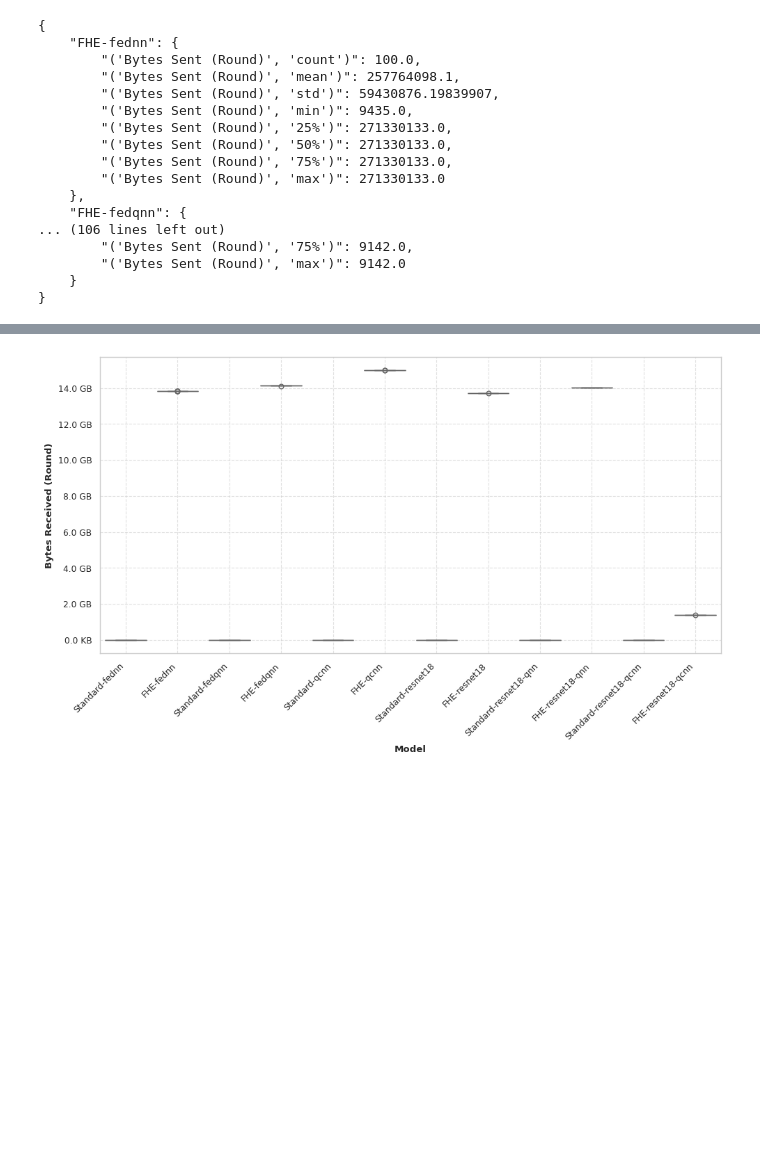
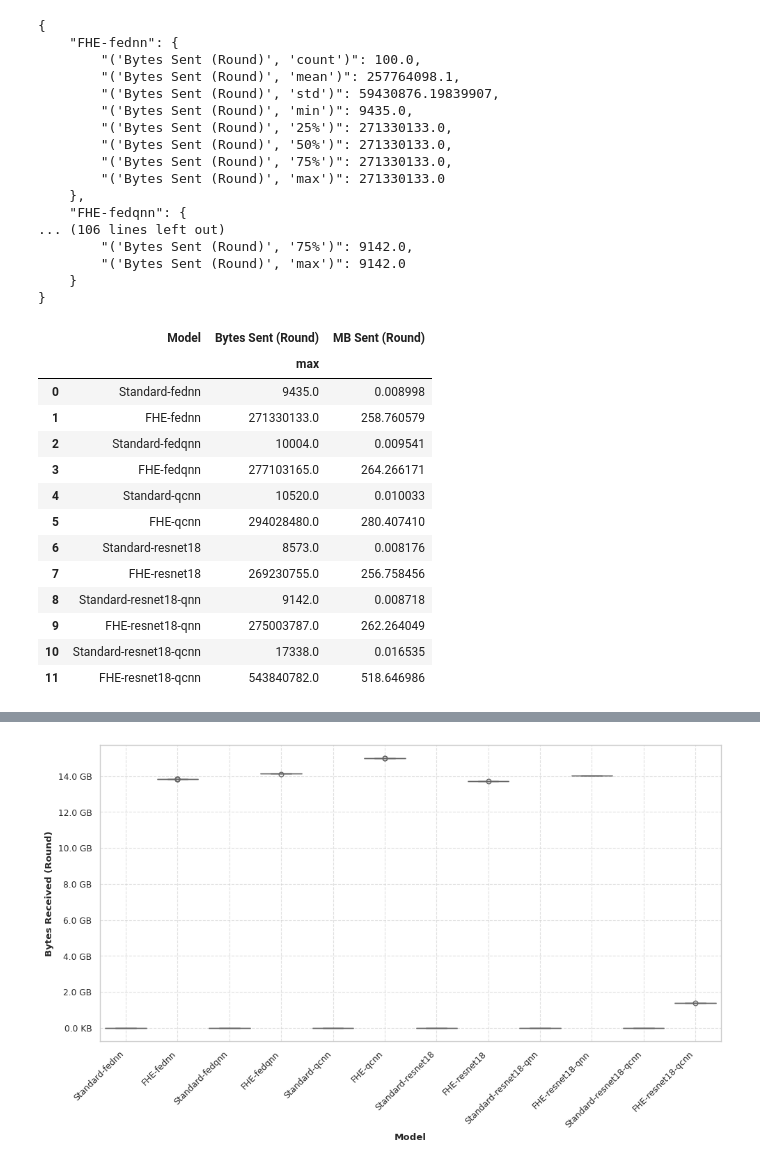
Before and after one commit to batcapricorn/encrypted-qfl, a Jupyter notebook: analysis/wandb.ipynb, the cells around one changed output, grey strips where cells are left out. Drawn from its saved outputs; the diff is of its cells as text; code cells hidden in the pictures; blank space fills up the shorter version.

```diff
--- a/analysis/wandb.ipynb
+++ b/analysis/wandb.ipynb
@@ -931,3 +931,24 @@ print(dumps(parsed, indent=4))
         "('Bytes Sent (Round)', 'max')": 9142.0
     }
 }
+# %%
+stats = df.groupby("Model").describe()[("Bytes Sent (Round)", "max")].reset_index()
+stats["MB Sent (Round)"] = stats["Bytes Sent (Round)"] / (1024**2)
+stats["Model"] = pd.Categorical(stats["Model"], categories=KEY_ORDER, ordered=True)
+stats = stats.sort_values("Model").reset_index(drop=True)
+stats
+# %% [output]
+|  | Model | Bytes Sent (Round) | MB Sent (Round) |
+|  |  | max |  |
+| 0 | Standard-fednn | 9435.0 | 0.008998 |
+| 1 | FHE-fednn | 271330133.0 | 258.760579 |
+| 2 | Standard-fedqnn | 10004.0 | 0.009541 |
+| 3 | FHE-fedqnn | 277103165.0 | 264.266171 |
+| 4 | Standard-qcnn | 10520.0 | 0.010033 |
+| 5 | FHE-qcnn | 294028480.0 | 280.407410 |
+| 6 | Standard-resnet18 | 8573.0 | 0.008176 |
+| 7 | FHE-resnet18 | 269230755.0 | 256.758456 |
+| 8 | Standard-resnet18-qnn | 9142.0 | 0.008718 |
+| 9 | FHE-resnet18-qnn | 275003787.0 | 262.264049 |
+| 10 | Standard-resnet18-qcnn | 17338.0 | 0.016535 |
+| 11 | FHE-resnet18-qcnn | 543840782.0 | 518.646986 |
```
Also changed, not shown: parts of 21 cells of this notebook.
